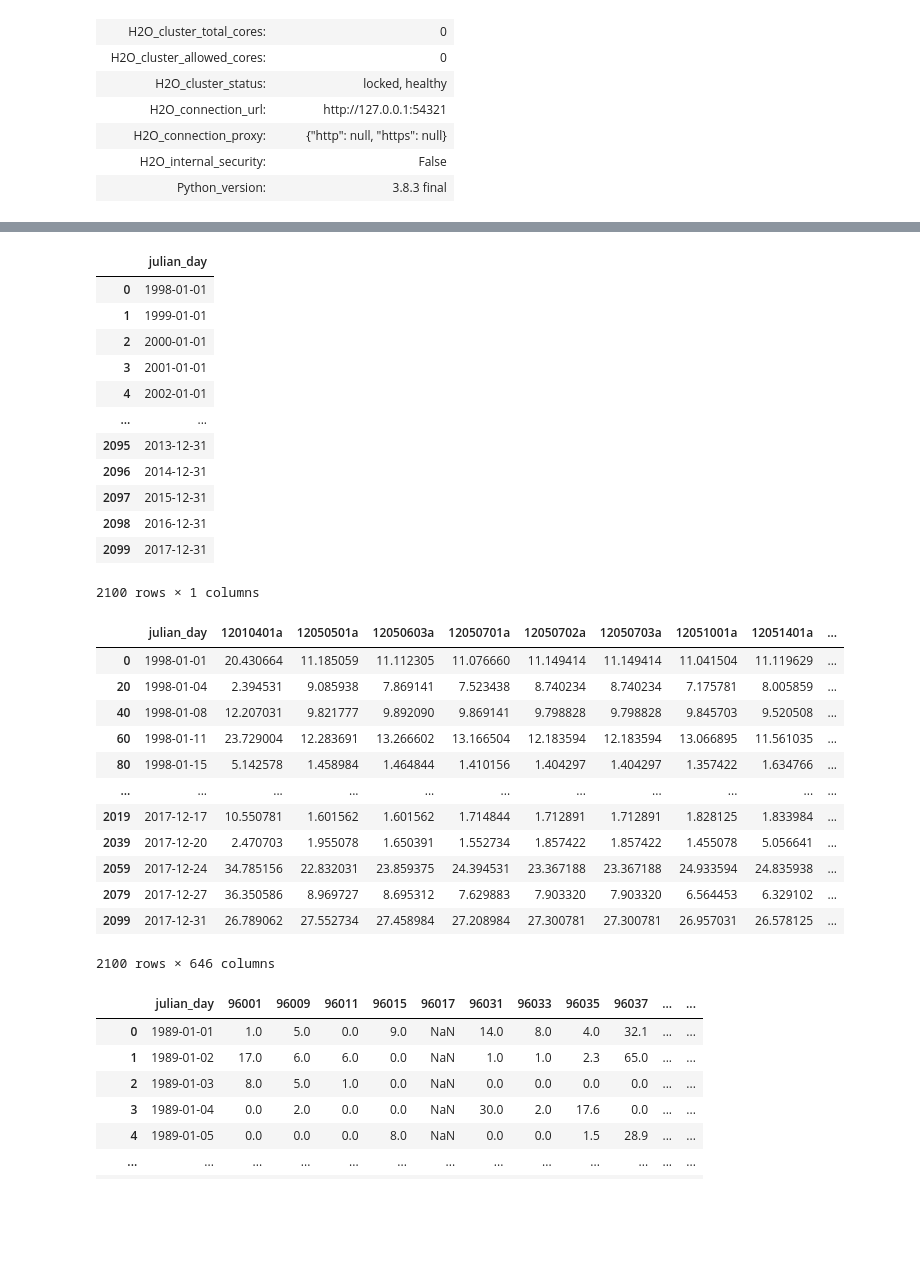
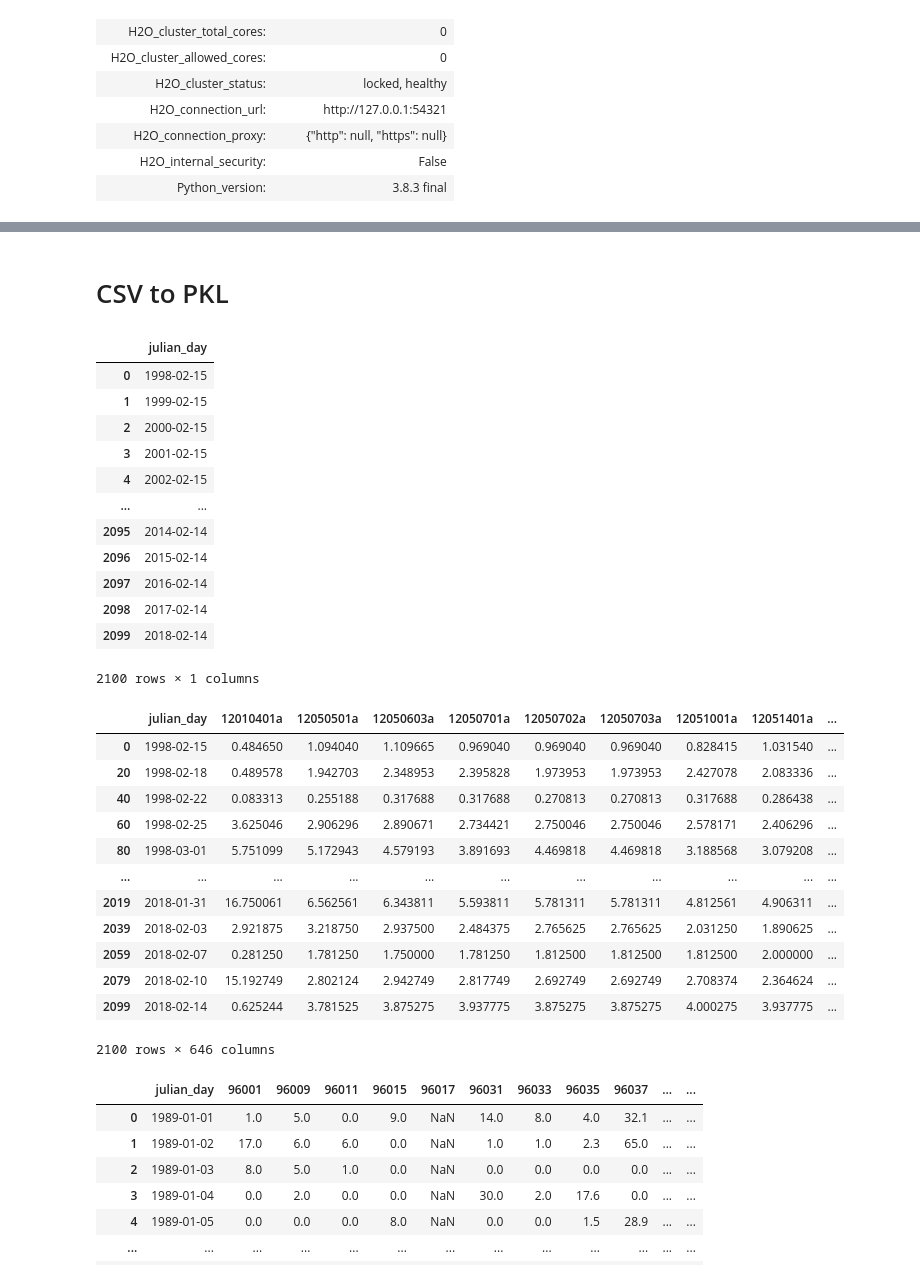
Before and after one commit to nurdeka/python, a Jupyter notebook: second_h2o.ipynb, the cells around one changed output, grey strips where cells are left out. Drawn from its saved outputs; the diff is of its cells as text; code cells hidden in the pictures; blank space fills up the shorter version.

```diff
--- a/second_h2o.ipynb
+++ b/second_h2o.ipynb
@@ -41,24 +44,26 @@ from os.path import join, isfile
+# %% [markdown]
+# CSV to PKL
 # %%
-query = "H0"
+query = "H45"
 path = "J:\\ch\\ch_s2s_645_np\\"
 
 list_directory = listdir(path)
 # %%
-date = pd.read_csv(r"J:\ch\s2s_tanggal_H0.csv", "r")
+date = pd.read_csv("J:\ch\s2s_tanggal_{}.csv".format(query))
 date
 # %% [output]
 |  | julian_day |
-| 0 | 1998-01-01 |
-| 1 | 1999-01-01 |
-| 2 | 2000-01-01 |
-| 3 | 2001-01-01 |
-| 4 | 2002-01-01 |
+| 0 | 1998-02-15 |
+| 1 | 1999-02-15 |
+| 2 | 2000-02-15 |
+| 3 | 2001-02-15 |
+| 4 | 2002-02-15 |
 | ... | ... |
-| 2095 | 2013-12-31 |
-| 2096 | 2014-12-31 |
-| 2097 | 2015-12-31 |
-| 2098 | 2016-12-31 |
-| 2099 | 2017-12-31 |
+| 2095 | 2014-02-14 |
+| 2096 | 2015-02-14 |
+| 2097 | 2016-02-14 |
+| 2098 | 2017-02-14 |
+| 2099 | 2018-02-14 |
 2100 rows × 1 columns
 # %%
 for file_name in list_directory:
@@ -70,17 +75,17 @@ data = date.sort_values("julian_day")
 data
 # %% [output]
 |  | julian_day | 12010401a | 12050501a | 12050603a | 12050701a | 12050702a | 12050703a | 12051001a | 12051401a | ... |
-| 0 | 1998-01-01 | 20.430664 | 11.185059 | 11.112305 | 11.076660 | 11.149414 | 11.149414 | 11.041504 | 11.119629 | ... |
-| 20 | 1998-01-04 | 2.394531 | 9.085938 | 7.869141 | 7.523438 | 8.740234 | 8.740234 | 7.175781 | 8.005859 | ... |
-| 40 | 1998-01-08 | 12.207031 | 9.821777 | 9.892090 | 9.869141 | 9.798828 | 9.798828 | 9.845703 | 9.520508 | ... |
-| 60 | 1998-01-11 | 23.729004 | 12.283691 | 13.266602 | 13.166504 | 12.183594 | 12.183594 | 13.066895 | 11.561035 | ... |
-| 80 | 1998-01-15 | 5.142578 | 1.458984 | 1.464844 | 1.410156 | 1.404297 | 1.404297 | 1.357422 | 1.634766 | ... |
+| 0 | 1998-02-15 | 0.484650 | 1.094040 | 1.109665 | 0.969040 | 0.969040 | 0.969040 | 0.828415 | 1.031540 | ... |
+| 20 | 1998-02-18 | 0.489578 | 1.942703 | 2.348953 | 2.395828 | 1.973953 | 1.973953 | 2.427078 | 2.083336 | ... |
+| 40 | 1998-02-22 | 0.083313 | 0.255188 | 0.317688 | 0.317688 | 0.270813 | 0.270813 | 0.317688 | 0.286438 | ... |
+| 60 | 1998-02-25 | 3.625046 | 2.906296 | 2.890671 | 2.734421 | 2.750046 | 2.750046 | 2.578171 | 2.406296 | ... |
+| 80 | 1998-03-01 | 5.751099 | 5.172943 | 4.579193 | 3.891693 | 4.469818 | 4.469818 | 3.188568 | 3.079208 | ... |
 | ... | ... | ... | ... | ... | ... | ... | ... | ... | ... | ... |
-| 2019 | 2017-12-17 | 10.550781 | 1.601562 | 1.601562 | 1.714844 | 1.712891 | 1.712891 | 1.828125 | 1.833984 | ... |
-| 2039 | 2017-12-20 | 2.470703 | 1.955078 | 1.650391 | 1.552734 | 1.857422 | 1.857422 | 1.455078 | 5.056641 | ... |
-| 2059 | 2017-12-24 | 34.785156 | 22.832031 | 23.859375 | 24.394531 | 23.367188 | 23.367188 | 24.933594 | 24.835938 | ... |
-| 2079 | 2017-12-27 | 36.350586 | 8.969727 | 8.695312 | 7.629883 | 7.903320 | 7.903320 | 6.564453 | 6.329102 | ... |
-| 2099 | 2017-12-31 | 26.789062 | 27.552734 | 27.458984 | 27.208984 | 27.300781 | 27.300781 | 26.957031 | 26.578125 | ... |
+| 2019 | 2018-01-31 | 16.750061 | 6.562561 | 6.343811 | 5.593811 | 5.781311 | 5.781311 | 4.812561 | 4.906311 | ... |
+| 2039 | 2018-02-03 | 2.921875 | 3.218750 | 2.937500 | 2.484375 | 2.765625 | 2.765625 | 2.031250 | 1.890625 | ... |
+| 2059 | 2018-02-07 | 0.281250 | 1.781250 | 1.750000 | 1.781250 | 1.812500 | 1.812500 | 1.812500 | 2.000000 | ... |
+| 2079 | 2018-02-10 | 15.192749 | 2.802124 | 2.942749 | 2.817749 | 2.692749 | 2.692749 | 2.708374 | 2.364624 | ... |
+| 2099 | 2018-02-14 | 0.625244 | 3.781525 | 3.875275 | 3.937775 | 3.875275 | 3.875275 | 4.000275 | 3.937775 | ... |
 2100 rows × 646 columns
 # %%
 target = pd.read_csv(r"J:\ch\ch_obs_645\\ch_daily_30a.csv")
```
Also changed, not shown: parts of 22 cells of this notebook.
